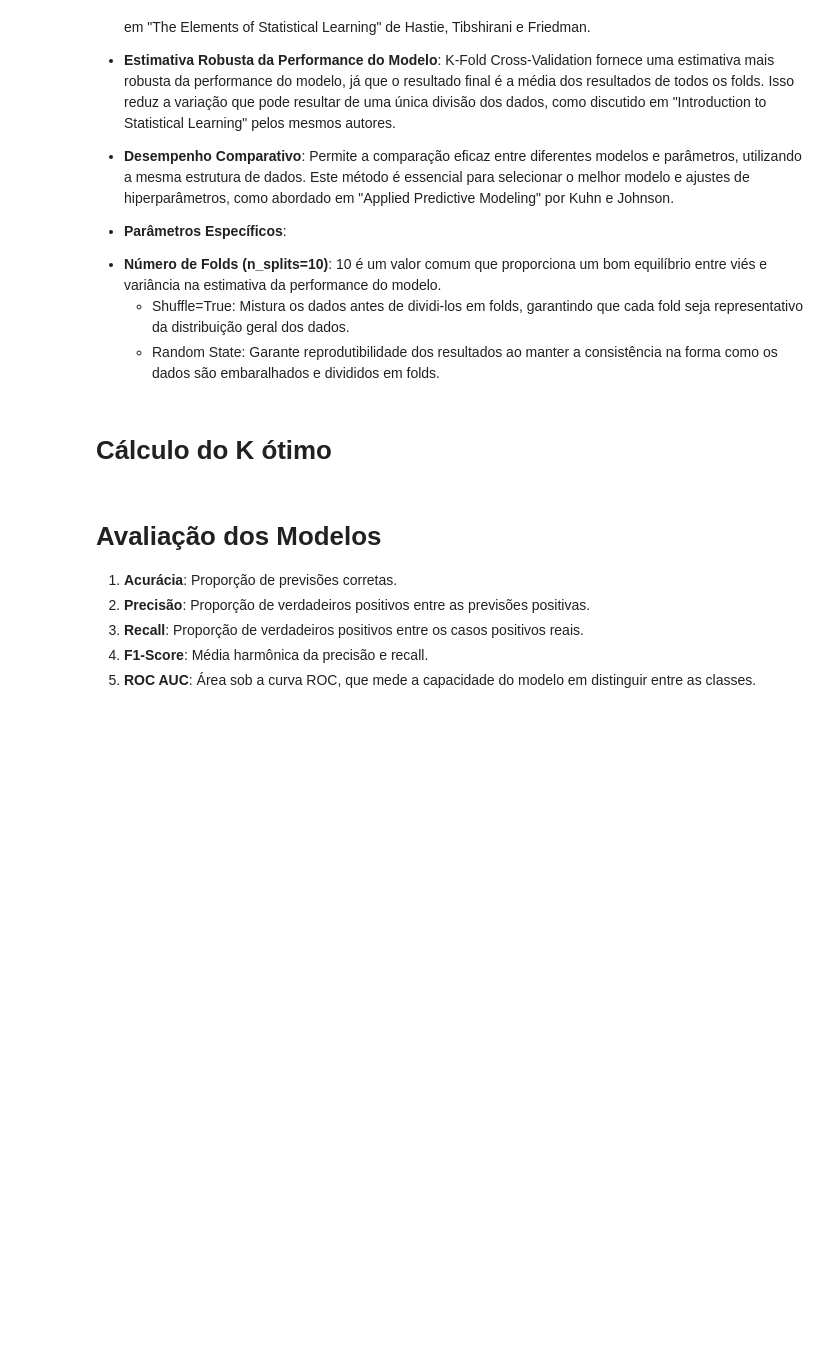
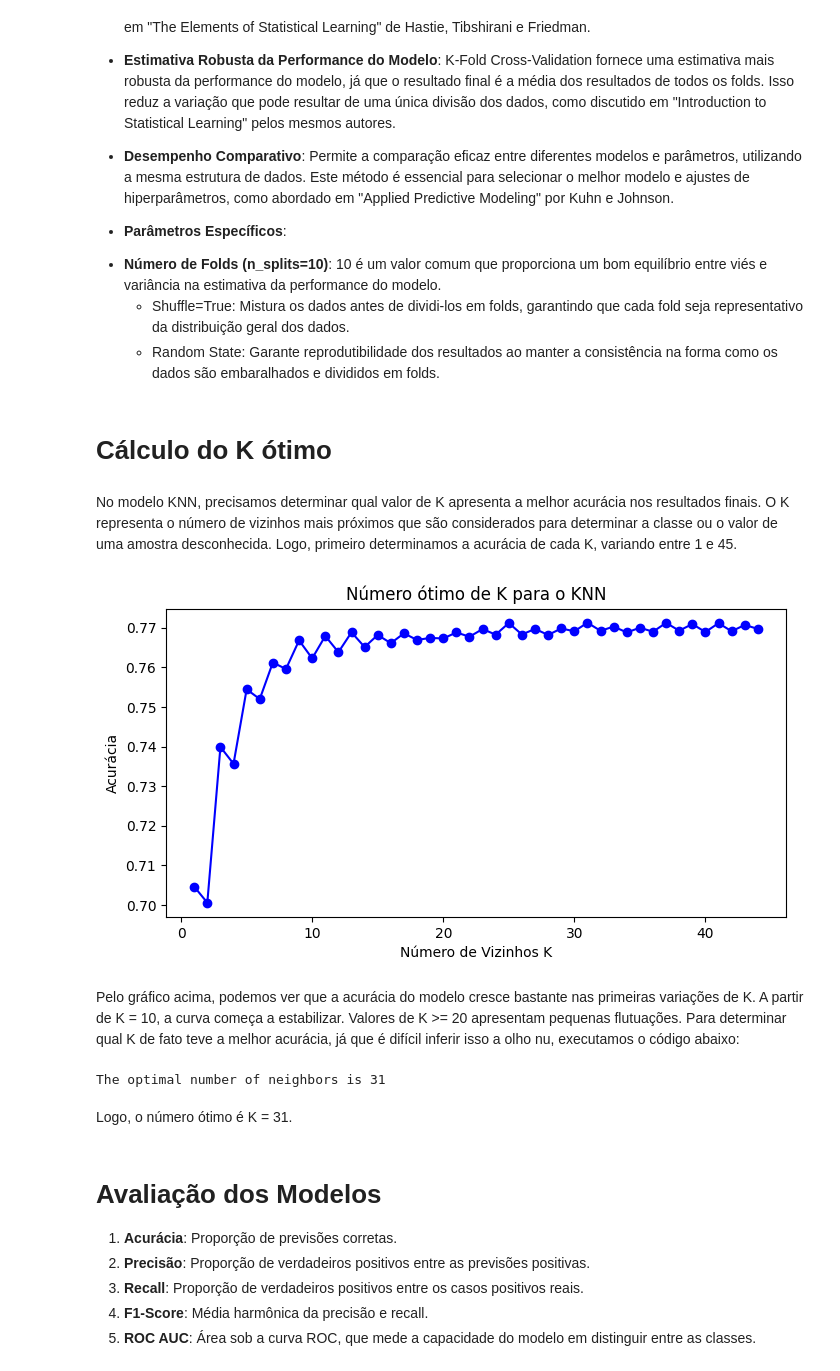
Before and after one commit to LuizWillner/IACardio, a Jupyter notebook: app/dataset.ipynb, the cells around one changed output. Saved outputs shown, nothing was run; the diff lists cells and outputs as text; code cells hidden in the pictures; blank space fills up the shorter version.

```diff
--- a/app/dataset.ipynb
+++ b/app/dataset.ipynb
@@ -579,30 +584,40 @@ Este método é essencial para selecionar o melhor modelo e ajustes de hiperpar
 kfold = KFold(n_splits=10, shuffle=True, random_state=42)
 # %% [markdown]
 # Cálculo do K ótimo
+# %% [markdown]
+No modelo KNN, precisamos determinar qual valor de K apresenta a melhor acurácia nos resultados finais. O K representa o número de vizinhos mais próximos que são considerados para determinar a classe ou o valor de uma amostra desconhecida. Logo, primeiro determinamos a acurácia de cada K, variando entre 1 e 45.
 # %%
 # Assumindo que seus dados estão armazenados em X_scaled e y_resampled
 # Range de valores K para testar
 k_range = range(1, 45)
 k_scores = []
 
 
 # Avaliar o KNN para cada valor de K usando validação cruzada
 for k in k_range:
    knn = KNeighborsClassifier(n_neighbors=k)
    scores = cross_val_score(knn, X_scaled, y_resampled, cv=10, scoring='accuracy')
    k_scores.append(scores.mean())
 
 # # Plotar a acurácia para cada valor de K
-# plt.figure(figsize=(8, 4))
-# plt.plot(k_range, k_scores, 'bo-')
-# plt.xlabel('Número de Vizinhos K')
-# plt.ylabel('Acurácia')
-# plt.title('Número ótimo de K para o KNN')
-# plt.show()
-
-# Melhor valor de K
-optimal_k = k_range[np.argmax(k_scores)]
-print(f'The optimal number of neighbors is {optimal_k}')
+plt.figure(figsize=(8, 4))
+plt.plot(k_range, k_scores, 'bo-')
+plt.xlabel('Número de Vizinhos K')
+plt.ylabel('Acurácia')
+plt.title('Número ótimo de K para o KNN')
+plt.show()
+# %% [output]
+[figure, added]
+# %% [markdown]
+Pelo gráfico acima, podemos ver que a acurácia do modelo cresce bastante nas primeiras variações de K. A partir de K = 10, a curva começa a estabilizar. Valores de K >= 20 apresentam pequenas flutuações. Para determinar qual K de fato teve a melhor acurácia, já que é difícil inferir isso a olho nu, executamos o código abaixo:
+# %%
+# Melhor valor de K
+optimal_k = k_range[np.argmax(k_scores)]
+print(f'The optimal number of neighbors is {optimal_k}')
+# %% [output]
+The optimal number of neighbors is 31
+# %% [markdown]
+Logo, o número ótimo é K = 31.
 # %% [markdown]
 # Avaliação dos Modelos
 
```
Also changed, not shown: parts of 6 cells of this notebook.
